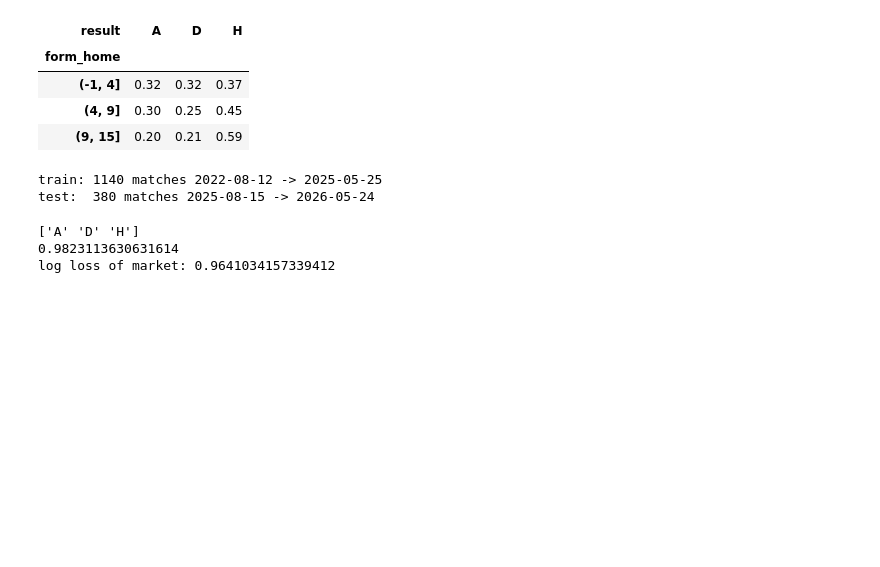
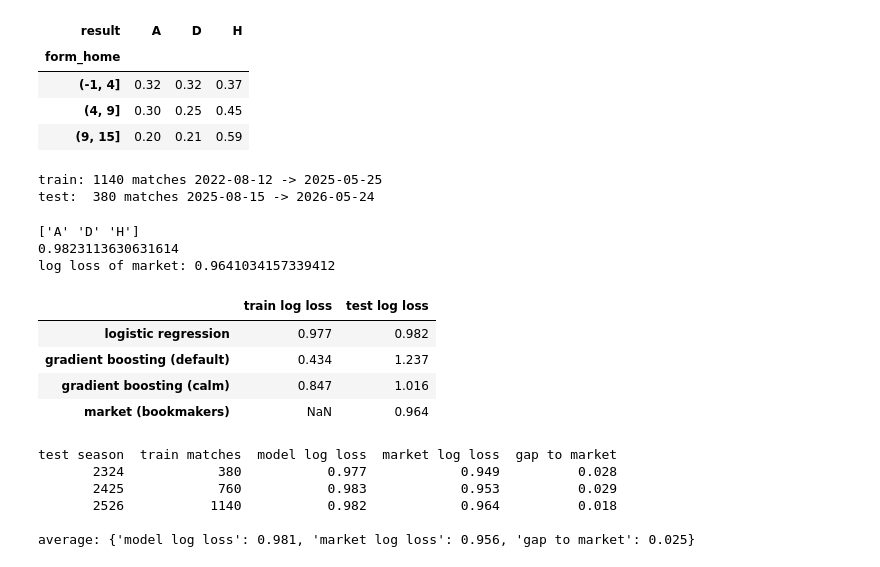
Before and after one commit to GuninderSinghBhatia/football-value-bets, a Jupyter notebook: notebooks/01_eda.ipynb, the cells around one changed output. Cells and saved outputs as stored; diff of their text form; code cells hidden in the pictures; blank space fills up the shorter version.

```diff
--- a/notebooks/01_eda.ipynb
+++ b/notebooks/01_eda.ipynb
@@ -344,3 +346,71 @@ print('log loss of market:', market_log_loss)
 ['A' 'D' 'H']
 0.9823113630631614
 log loss of market: 0.9641034157339412
+# %%
+# Gradient boosting: many small trees, each fixing the previous ones' mistakes. No scaler needed for trees.
+
+# 1. Default settings: flexible, so it can memorise the training matches
+default_gb = HistGradientBoostingClassifier(random_state=0)
+default_gb.fit(X_train, y_train)
+
+# 2. "Calm" settings: small trees, small steps, every rule must cover 40+ matches
+calm_gb = HistGradientBoostingClassifier(
+    max_depth=3, learning_rate=0.05, max_iter=200, min_samples_leaf=40, random_state=0
+)
+calm_gb.fit(X_train, y_train)
+
+# Score each model on the matches it learned from (train) and on the unseen season (test).
+# A train score far below the test score = overfitting (memorised instead of learned).
+models = {
+    'logistic regression': model,
+    'gradient boosting (default)': default_gb,
+    'gradient boosting (calm)': calm_gb,
+}
+scores = pd.DataFrame({
+    name: {
+        'train log loss': log_loss(y_train, m.predict_proba(X_train)),
+        'test log loss': log_loss(y_test, m.predict_proba(X_test)),
+    }
+    for name, m in models.items()
+}).T
+scores.loc['market (bookmakers)', 'test log loss'] = market_log_loss
+scores.round(3)
+# %% [output]
+|  | train log loss | test log loss |
+| logistic regression | 0.977 | 0.982 |
+| gradient boosting (default) | 0.434 | 1.237 |
+| gradient boosting (calm) | 0.847 | 1.016 |
+| market (bookmakers) | NaN | 0.964 |
+# %%
+# Walk-forward evaluation: repeat the experiment for several seasons, always training only on the past.
+# Round 1: train 22/23 -> test 23/24; round 2: train 22/23-23/24 -> test 24/25; round 3: ... -> test 25/26.
+FIRST_TRAIN_SEASON = '2223'          # 21/22 left out: Elo still warming up
+WALK_FORWARD_SEASONS = ['2324', '2425', '2526']
+
+rows = []
+for test_season in WALK_FORWARD_SEASONS:
+    # Season codes are text but sort correctly ('2223' < '2324'), so >= and < work
+    wf_train = matches[(matches['season'] >= FIRST_TRAIN_SEASON) & (matches['season'] < test_season)]
+    wf_test = matches[matches['season'] == test_season]
+
+    wf_model = make_pipeline(StandardScaler(), LogisticRegression(max_iter=1000))
+    wf_model.fit(wf_train[FEATURES], wf_train[TARGET])
+
+    rows.append({
+        'test season': test_season,
+        'train matches': len(wf_train),
+        'model log loss': log_loss(wf_test[TARGET], wf_model.predict_proba(wf_test[FEATURES])),
+        'market log loss': -np.log(wf_test['p_actual']).mean(),
+    })
+
+walk_forward = pd.DataFrame(rows)
+walk_forward['gap to market'] = walk_forward['model log loss'] - walk_forward['market log loss']
+print(walk_forward.round(3).to_string(index=False))
+print('\naverage:', walk_forward[['model log loss', 'market log loss', 'gap to market']].mean().round(3).to_dict())
+# %% [output]
+test season  train matches  model log loss  market log loss  gap to market
+       2324            380           0.977            0.949          0.028
+       2425            760           0.983            0.953          0.029
+       2526           1140           0.982            0.964          0.018
+
+average: {'model log loss': 0.981, 'market log loss': 0.956, 'gap to market': 0.025}
```
Also changed, not shown: parts of 3 cells of this notebook, 1 other file.
